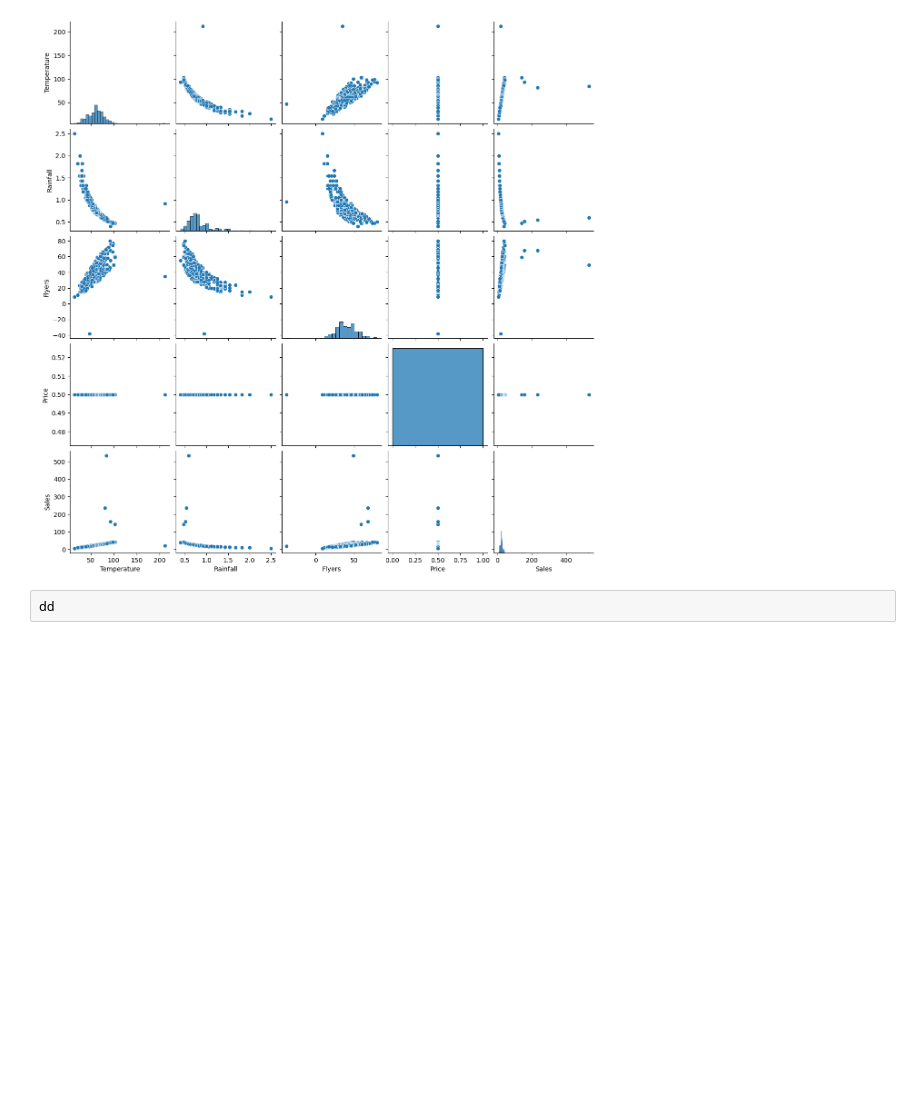
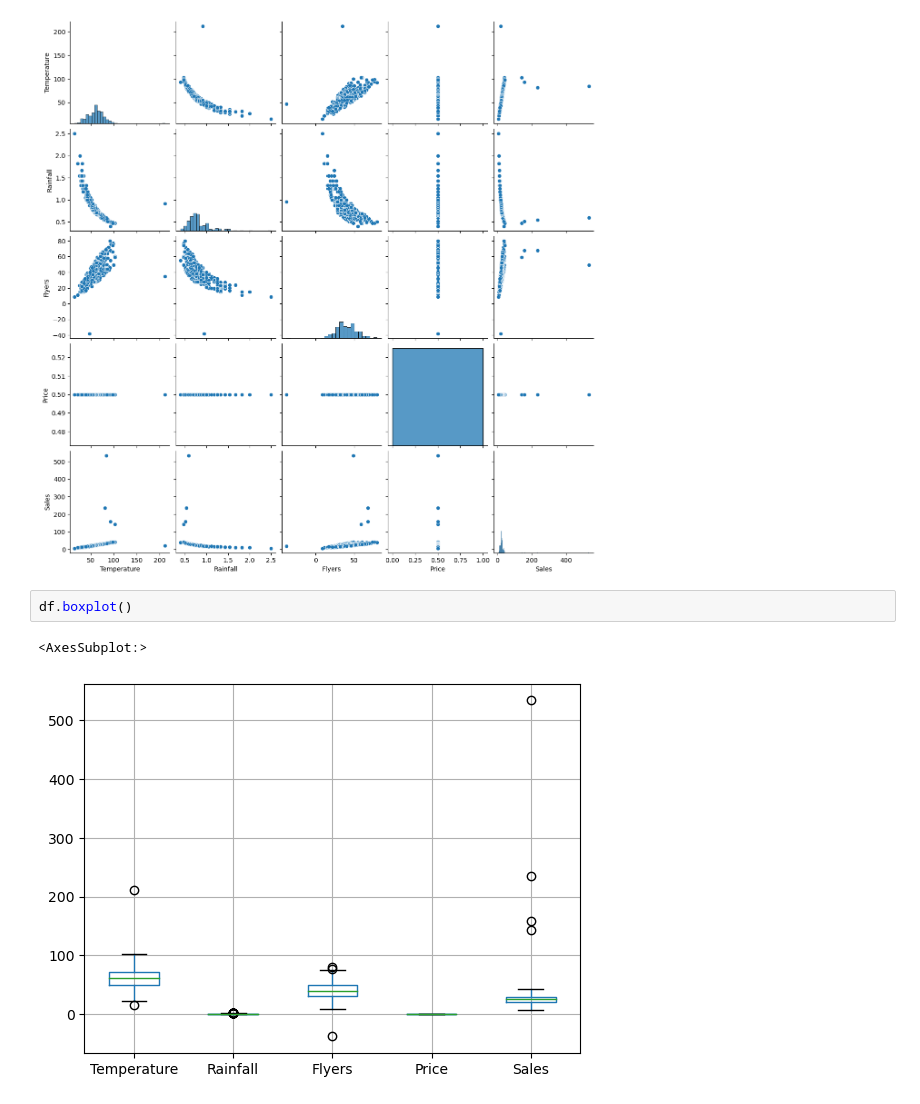
Before and after one commit to Esayas-Asefa/anomaly-detection, a Jupyter notebook: anomaly-detection-exercises/continuous-variable-probabilistic-methods.ipynb, the cells around one changed output. Cells and saved outputs as stored; diff of their text form; blank space fills up the shorter version.

```diff
--- a/anomaly-detection-exercises/continuous-variable-probabilistic-methods.ipynb
+++ b/anomaly-detection-exercises/continuous-variable-probabilistic-methods.ipynb
@@ -210,5 +221,8 @@ sns.pairplot(df)
 plt.show()
 # %% [output]
 [figure]
-# %%
-dd
+# %%
+df.boxplot()
+# %% [output]
+<AxesSubplot:>
+[figure, added]
```
Also changed, not shown: parts of 3 cells of this notebook, 2 other files.
